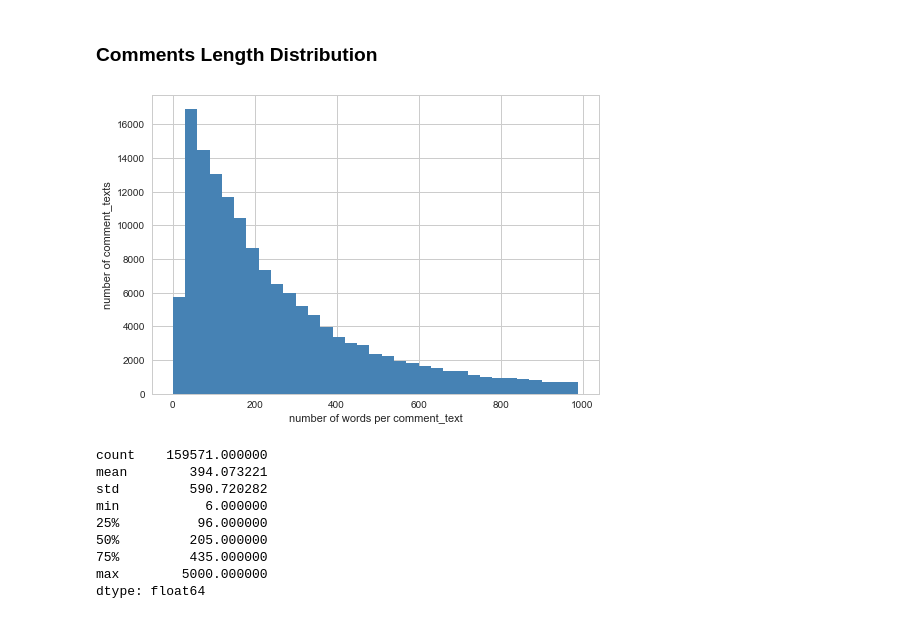
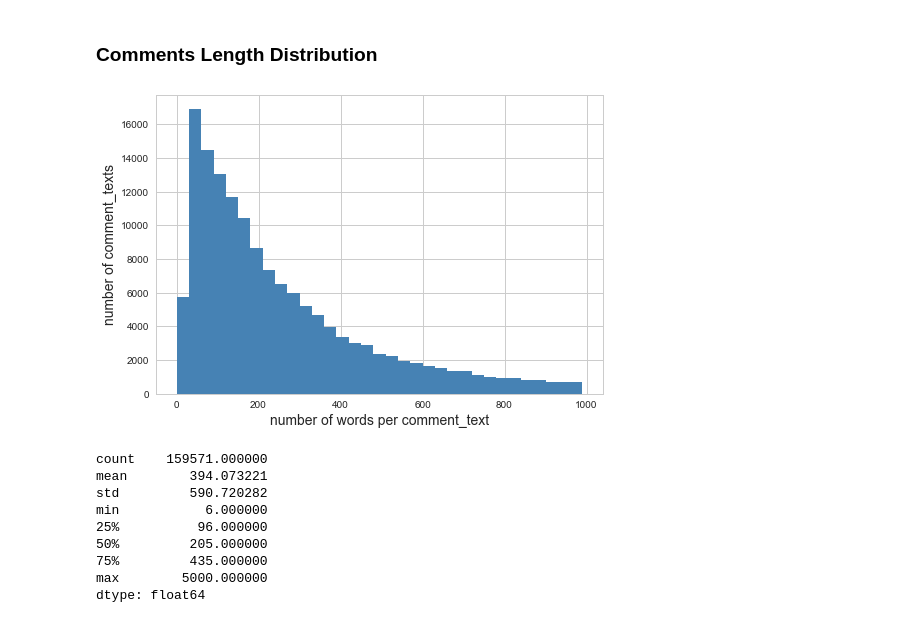
Before and after one commit to ziyaotang/toxic_comment_classification, a Jupyter notebook: toxic_comment_classification.ipynb, the cells around one changed output. Drawn from its saved outputs; the diff is of its cells as text; code cells hidden in the pictures.

```diff
--- a/toxic_comment_classification.ipynb
+++ b/toxic_comment_classification.ipynb
@@ -216,18 +218,18 @@ fig_cross.savefig('figure/crosstab.eps')
 # %%
 # calculate the number of words per comment
 n_words = [len(comment) for comment in train.comment_text]
 
 # histogram plot of the number of words each comment contains
 fig_n_words = plt.figure()
 plt.hist(n_words,bins = np.arange(0,1000,30), color='steelblue')
-plt.xlabel('number of words per comment_text')
-plt.ylabel('number of comment_texts')
+plt.xlabel('number of words per comment_text',fontsize=14)
+plt.ylabel('number of comment_texts',fontsize=14)
 plt.show()
 
 # save the figure
 fig_n_words.savefig('figure/n_words.eps')
 # %% [output]
-[figure, old version]
+[figure, new version]
 # %%
 n_words = pd.Series(n_words)
 n_words.describe()
```
Also changed, not shown: parts of 4 cells of this notebook, 1 other file.
